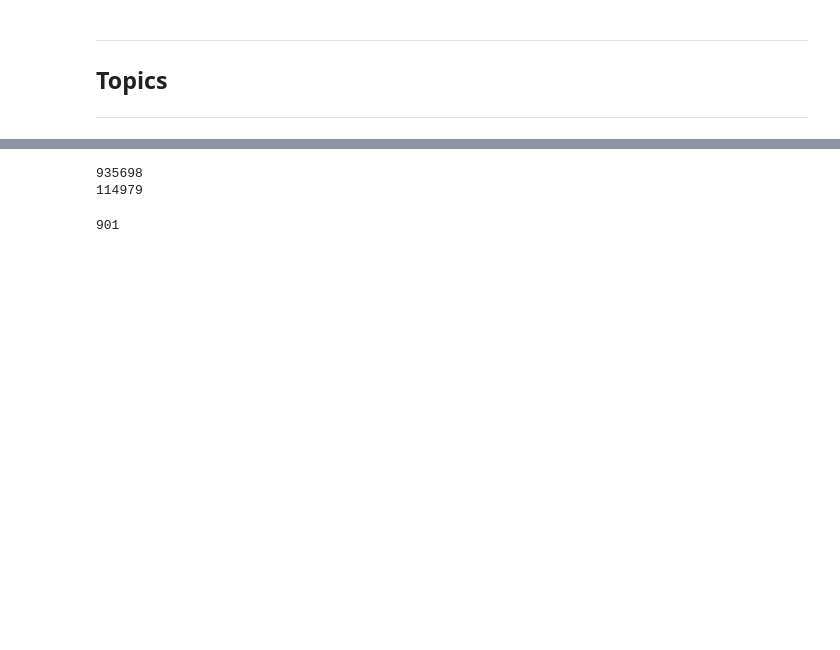
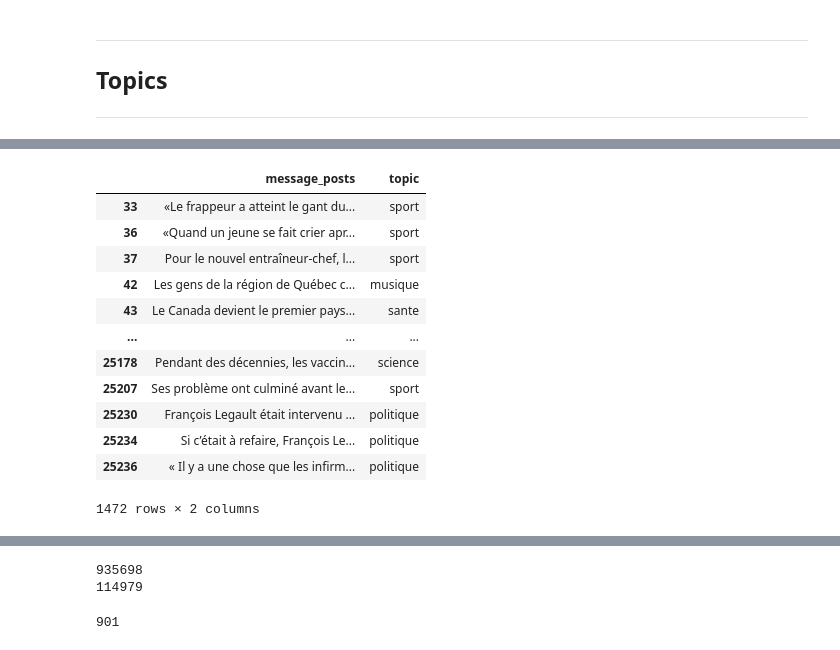
Before and after one commit to caseguin/GLO-7027, a Jupyter notebook: charles_workspace/charles_cleaning.ipynb, the cells around one changed output, grey strips where cells are left out. Drawn from its saved outputs; the diff is of its cells as text; code cells hidden in the pictures; blank space fills up the shorter version.

```diff
--- a/charles_workspace/charles_cleaning.ipynb
+++ b/charles_workspace/charles_cleaning.ipynb
@@ -415,0 +592,18 @@ df_merge.head(2)
+# %%
+df_model = df_test[['message_posts', 'topic']].copy().drop_duplicates(subset='message_posts').reset_index(drop=True)
+
+df_model.loc[df_model['topic'].notnull()]
+# %% [output]
+|  | message_posts | topic |
+| 33 | «Le frappeur a atteint le gant du... | sport |
+| 36 | «Quand un jeune se fait crier apr... | sport |
+| 37 | Pour le nouvel entraîneur-chef, l... | sport |
+| 42 | Les gens de la région de Québec c... | musique |
+| 43 | Le Canada devient le premier pays... | sante |
+| ... | ... | ... |
+| 25178 | Pendant des décennies, les vaccin... | science |
+| 25207 | Ses problème ont culminé avant le... | sport |
+| 25230 | François Legault était intervenu ... | politique |
+| 25234 | Si c’était à refaire, François Le... | politique |
+| 25236 | « Il y a une chose que les infirm... | politique |
+1472 rows × 2 columns
```
Also changed, not shown: parts of 29 cells of this notebook.
